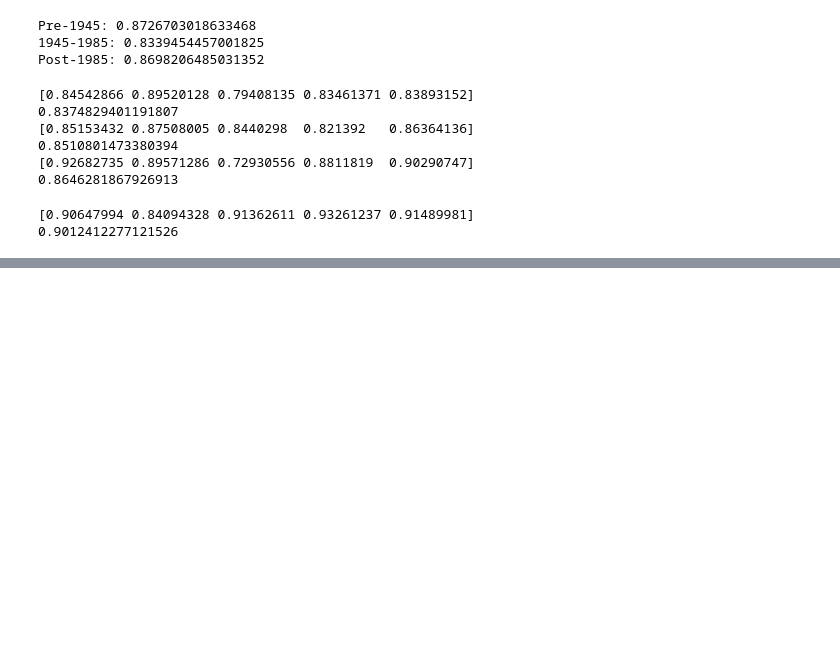
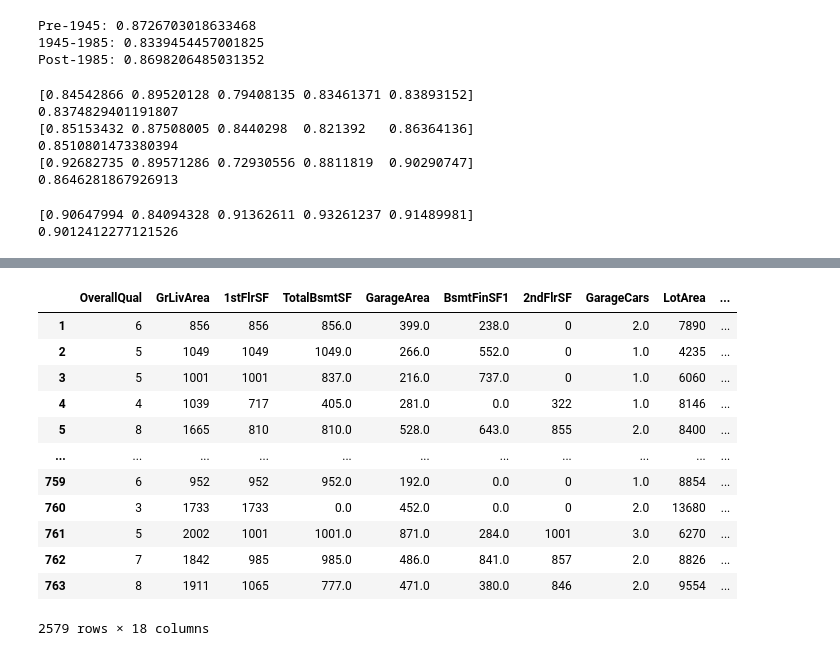
Before and after one commit to kchander92/NYCDSA-Machine-Learning-Project, a Jupyter notebook: Machine Learning EDA and Modeling - v4.ipynb, the cells around one changed output, grey strips where cells are left out. Cells and saved outputs as stored; diff of their text form; code cells hidden in the pictures; blank space fills up the shorter version.

```diff
--- a/Machine Learning EDA and Modeling - v4.ipynb
+++ b/Machine Learning EDA and Modeling - v4.ipynb
@@ -1750,0 +1623,16 @@ list(zip(lm3.feature_names_in_, lm3.coef_))
+# %%
+housing_top_features
+# %% [output]
+|  | OverallQual | GrLivArea | 1stFlrSF | TotalBsmtSF | GarageArea | BsmtFinSF1 | 2ndFlrSF | GarageCars | LotArea | ... |
+| 1 | 6 | 856 | 856 | 856.0 | 399.0 | 238.0 | 0 | 2.0 | 7890 | ... |
+| 2 | 5 | 1049 | 1049 | 1049.0 | 266.0 | 552.0 | 0 | 1.0 | 4235 | ... |
+| 3 | 5 | 1001 | 1001 | 837.0 | 216.0 | 737.0 | 0 | 1.0 | 6060 | ... |
+| 4 | 4 | 1039 | 717 | 405.0 | 281.0 | 0.0 | 322 | 1.0 | 8146 | ... |
+| 5 | 8 | 1665 | 810 | 810.0 | 528.0 | 643.0 | 855 | 2.0 | 8400 | ... |
+| ... | ... | ... | ... | ... | ... | ... | ... | ... | ... | ... |
+| 759 | 6 | 952 | 952 | 952.0 | 192.0 | 0.0 | 0 | 1.0 | 8854 | ... |
+| 760 | 3 | 1733 | 1733 | 0.0 | 452.0 | 0.0 | 0 | 2.0 | 13680 | ... |
+| 761 | 5 | 2002 | 1001 | 1001.0 | 871.0 | 284.0 | 1001 | 3.0 | 6270 | ... |
+| 762 | 7 | 1842 | 985 | 985.0 | 486.0 | 841.0 | 857 | 2.0 | 8826 | ... |
+| 763 | 8 | 1911 | 1065 | 777.0 | 471.0 | 380.0 | 846 | 2.0 | 9554 | ... |
+2579 rows × 18 columns
```
Also changed, not shown: parts of 59 cells of this notebook.
